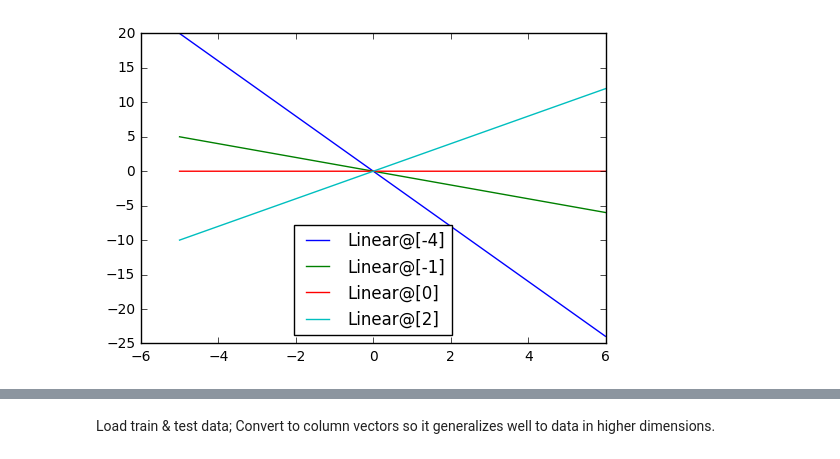
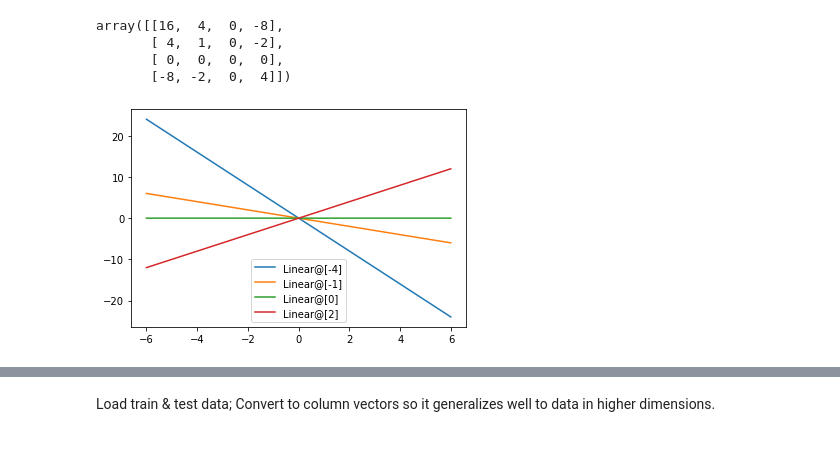
Before and after one commit to shenxiangzhuang/nyu-ml-course-ds-ga-1003, a Jupyter notebook: [3.8]Hw4/Answers/hwk4-skeleton-code.ipynb, the cells around one changed output, grey strips where cells are left out. Cells and saved outputs as stored; diff of their text form; code cells hidden in the pictures.

```diff
--- a/[3.8]Hw4/Answers/hwk4-skeleton-code.ipynb
+++ b/[3.8]Hw4/Answers/hwk4-skeleton-code.ipynb
@@ -45,16 +45,26 @@ def polynomial_kernel(X1, X2, offset, degree):
+# %%
+# T6.2.2
+Dx = np.array([-4,-1,0,2]).reshape(-1,1)
+linear_kernel(Dx, Dx)
+# %% [output]
+array([[16,  4,  0, -8],
+       [ 4,  1,  0, -2],
+       [ 0,  0,  0,  0],
+       [-8, -2,  0,  4]])
 # %%
+# T6.2.3
 # PLot kernel machine functions
 
 plot_step = .01
-xpts = np.arange(-5.0, 6, plot_step).reshape(-1,1)
+xpts = np.arange(-6.0, 6, plot_step).reshape(-1,1)
 prototypes = np.array([-4,-1,0,2]).reshape(-1,1)
 
 # Linear kernel
 y = linear_kernel(prototypes, xpts)
 for i in range(len(prototypes)):
     label = "Linear@"+str(prototypes[i,:])
     plt.plot(xpts, y[i,:], label=label)
 plt.legend(loc = 'best')
 plt.show()
 # %% [output]
-[figure, old version]
+[figure, new version]
```
Also changed, not shown: parts of 26 cells of this notebook, 1 other file.
